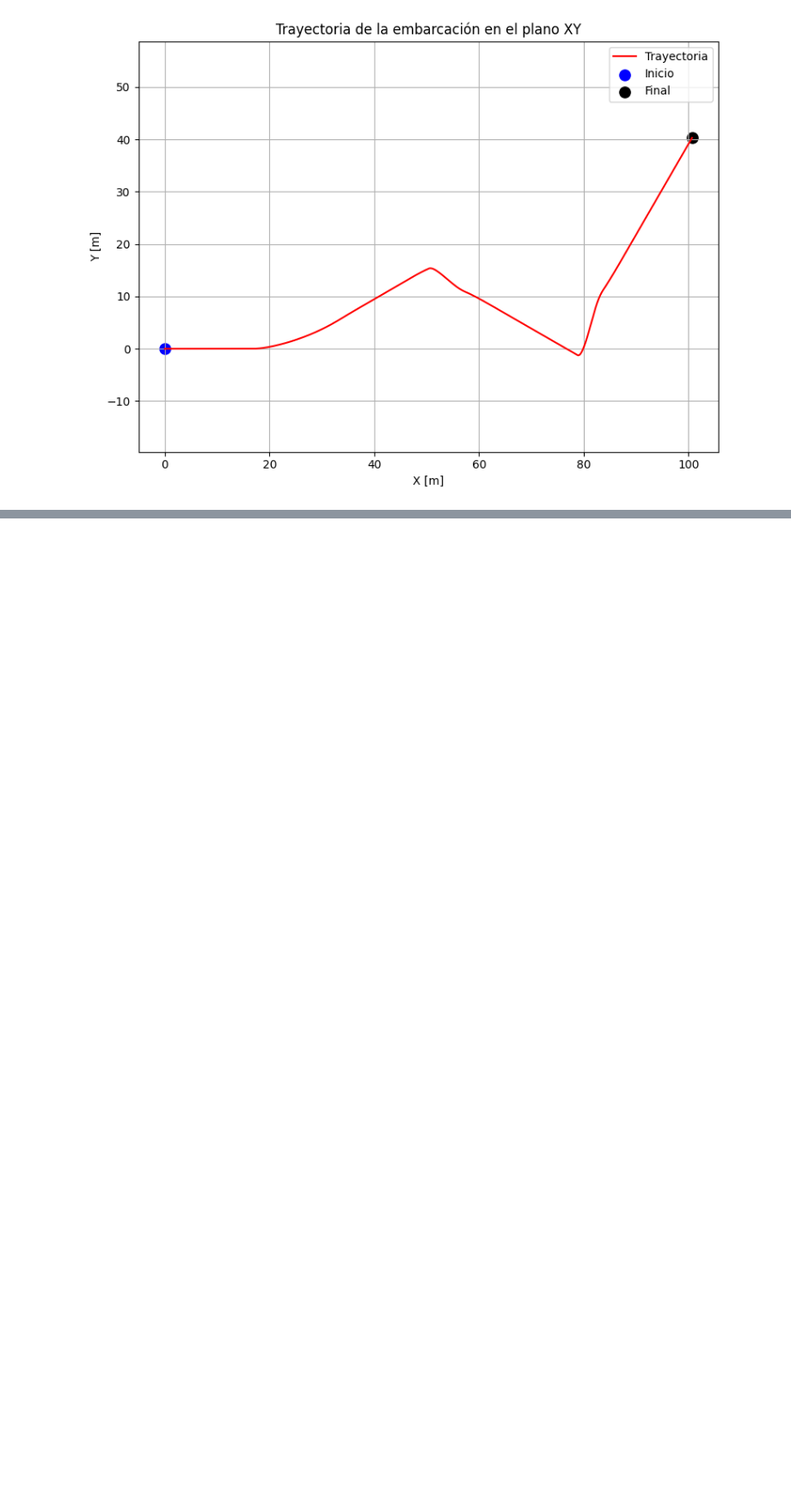
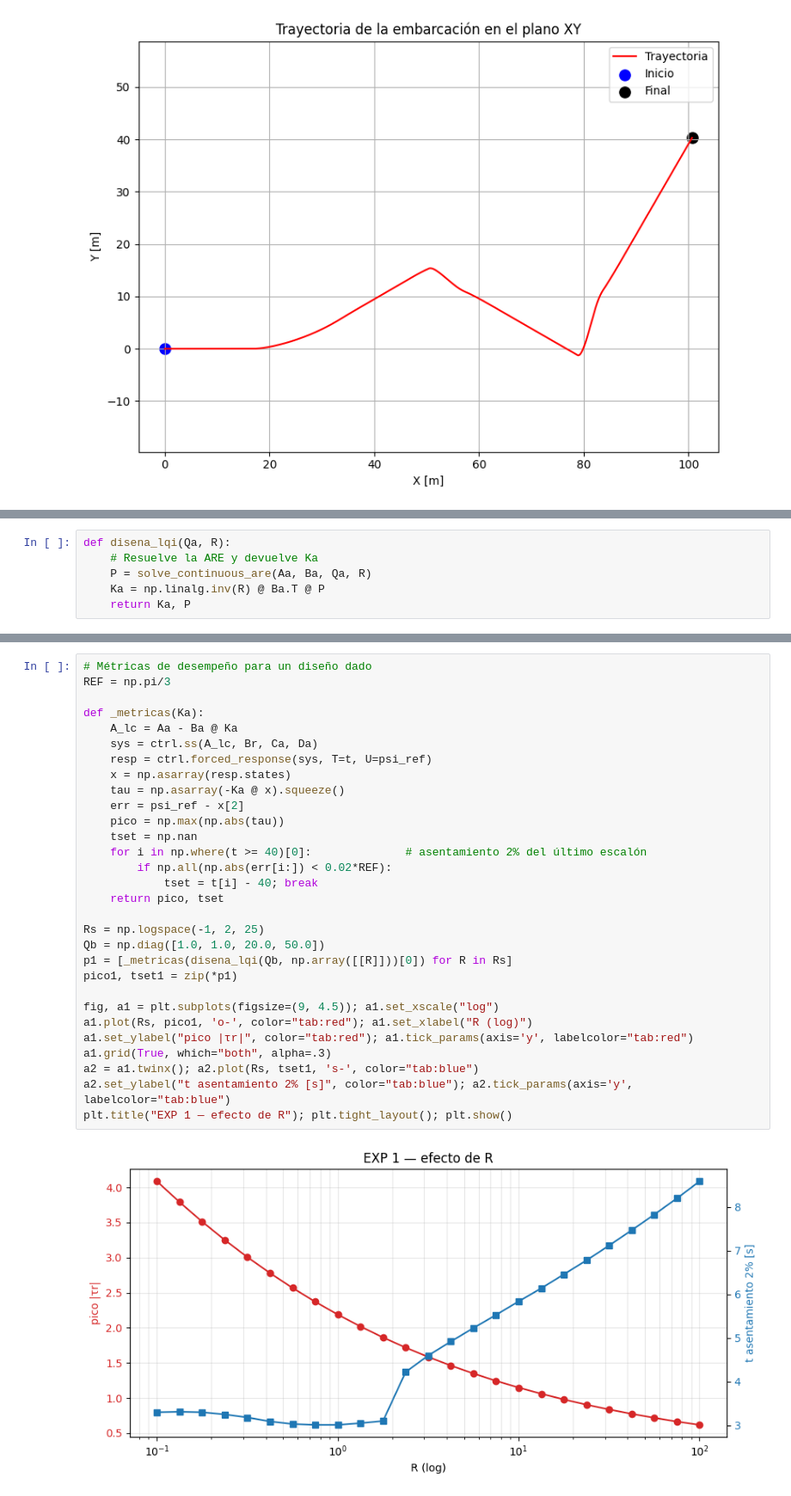
Before and after one commit to Ciror3/tp2Control, a Jupyter notebook: trabajo.ipynb, the cells around one changed output, grey strips where cells are left out. Shown at 86% size. Drawn from its saved outputs; the diff is of its cells as text; blank space fills up the shorter version.

```diff
--- a/trabajo.ipynb
+++ b/trabajo.ipynb
@@ -274,0 +318,6 @@ ValueError: operands could not be broadcast together with shapes (1,1,6000) (600
+# %%
+def disena_lqi(Qa, R):
+    # Resuelve la ARE y devuelve Ka
+    P = solve_continuous_are(Aa, Ba, Qa, R)
+    Ka = np.linalg.inv(R) @ Ba.T @ P
+    return Ka, P
@@ -274,0 +337,32 @@ ValueError: operands could not be broadcast together with shapes (1,1,6000) (600
+# %%
+# Métricas de desempeño para un diseño dado
+REF = np.pi/3
+
+def _metricas(Ka):
+    A_lc = Aa - Ba @ Ka
+    sys = ctrl.ss(A_lc, Br, Ca, Da)
+    resp = ctrl.forced_response(sys, T=t, U=psi_ref)
+    x = np.asarray(resp.states)
+    tau = np.asarray(-Ka @ x).squeeze()
+    err = psi_ref - x[2]
+    pico = np.max(np.abs(tau))
+    tset = np.nan
+    for i in np.where(t >= 40)[0]:              # asentamiento 2% del último escalón
+        if np.all(np.abs(err[i:]) < 0.02*REF):
+            tset = t[i] - 40; break
+    return pico, tset
+
+Rs = np.logspace(-1, 2, 25)
+Qb = np.diag([1.0, 1.0, 20.0, 50.0])
+p1 = [_metricas(disena_lqi(Qb, np.array([[R]]))[0]) for R in Rs]
+pico1, tset1 = zip(*p1)
+
+fig, a1 = plt.subplots(figsize=(9, 4.5)); a1.set_xscale("log")
+a1.plot(Rs, pico1, 'o-', color="tab:red"); a1.set_xlabel("R (log)")
+a1.set_ylabel("pico |τr|", color="tab:red"); a1.tick_params(axis='y', labelcolor="tab:red")
+a1.grid(True, which="both", alpha=.3)
+a2 = a1.twinx(); a2.plot(Rs, tset1, 's-', color="tab:blue")
+a2.set_ylabel("t asentamiento 2% [s]", color="tab:blue"); a2.tick_params(axis='y', labelcolor="tab:blue")
+plt.title("EXP 1 — efecto de R"); plt.tight_layout(); plt.show()
+# %% [output]
+[figure, added]
```
Also changed, not shown: parts of 22 cells of this notebook.
